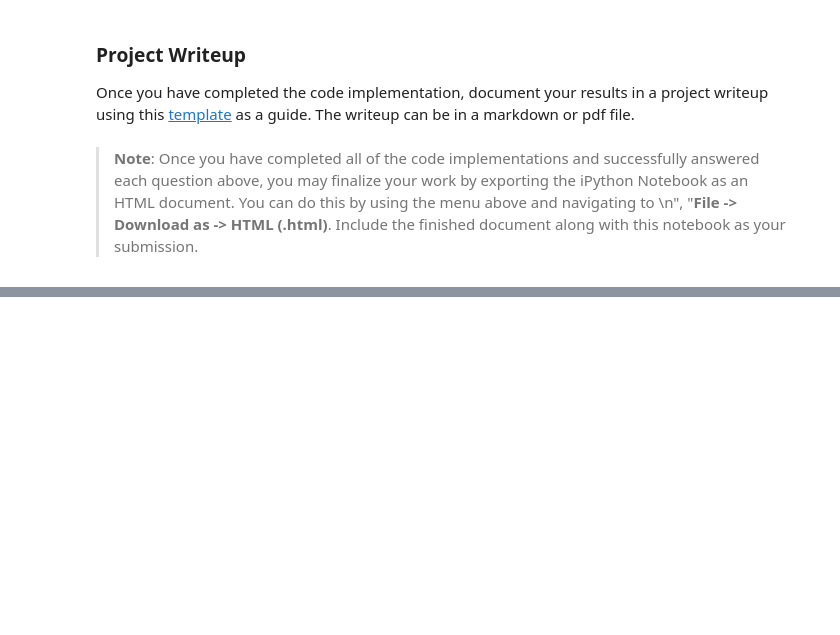
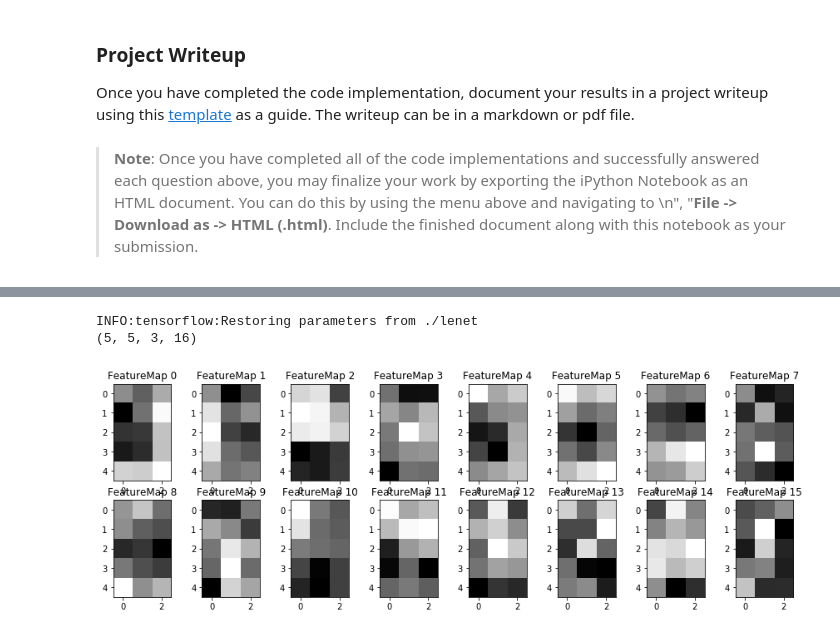
Before and after one commit to leros/Self-Driving-Car-Traffic-Sign-Classifier, a Jupyter notebook: Traffic_Sign_Classifier.ipynb, the cells around one changed output, grey strips where cells are left out. Saved outputs shown, nothing was run; the diff lists cells and outputs as text; code cells hidden in the pictures; blank space fills up the shorter version.

```diff
--- a/Traffic_Sign_Classifier.ipynb
+++ b/Traffic_Sign_Classifier.ipynb
@@ -544,3 +530,16 @@ def outputFeatureMap(image_input, tf_activation, activation_min=-1, activation_m
             plt.imshow(activation[0,:,:, featuremap], interpolation="nearest", vmin=activation_min, cmap="gray")
         else:
             plt.imshow(activation[0,:,:, featuremap], interpolation="nearest", cmap="gray")
+# %%
+image_input = [new_images_norm[4]]
+
+# Feature map of first conv layer
+with tf.Session() as sess:
+    saver.restore(sess, tf.train.latest_checkpoint('.'))
+    tf_activation = tf.get_default_graph().get_tensor_by_name("conv_1:0")
+    print(tf_activation.shape)
+    outputFeatureMap(image_input, tf_activation)
+# %% [output]
+INFO:tensorflow:Restoring parameters from ./lenet
+(5, 5, 3, 16)
+[figure, added]
```
Also changed, not shown: parts of 11 cells of this notebook, 1 other file.
